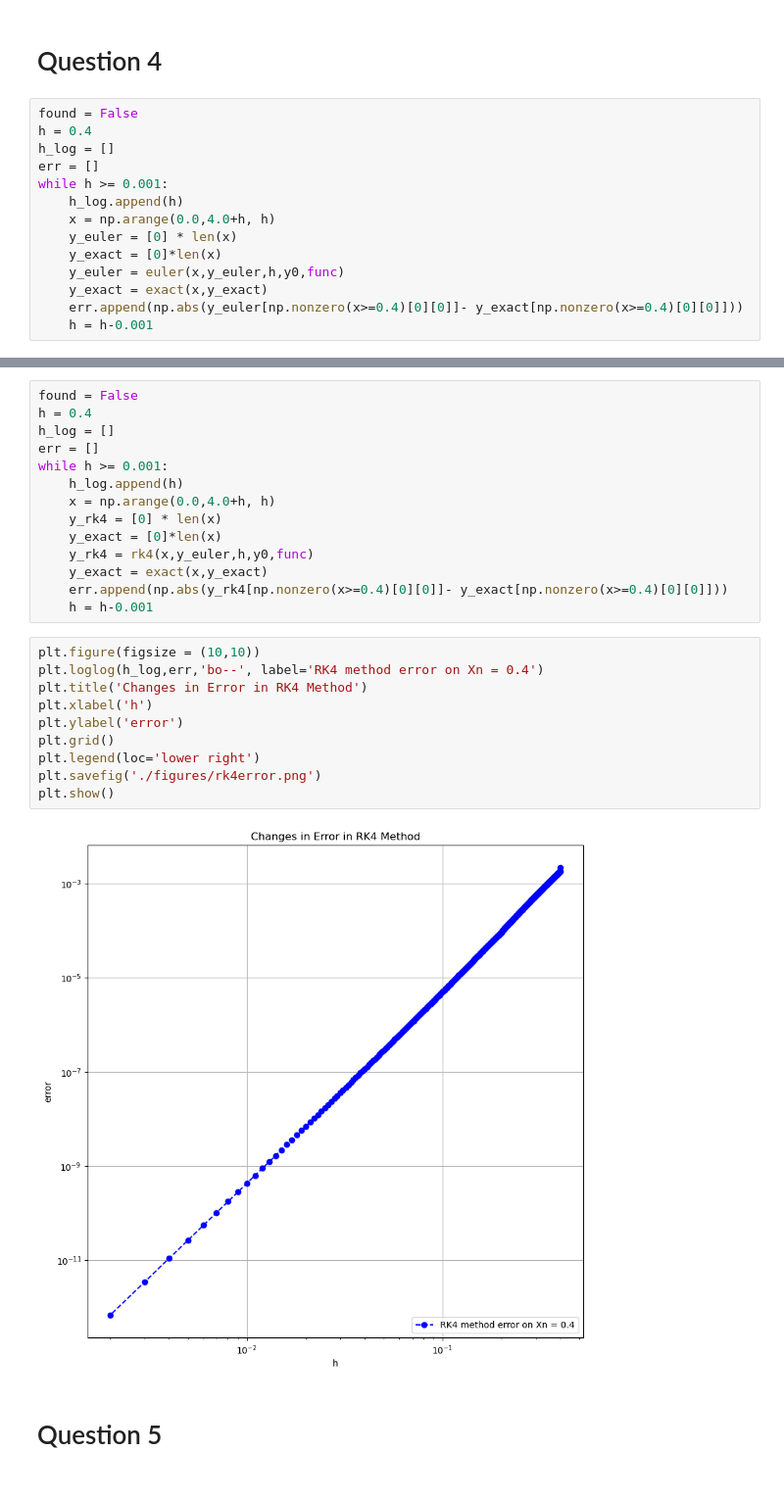
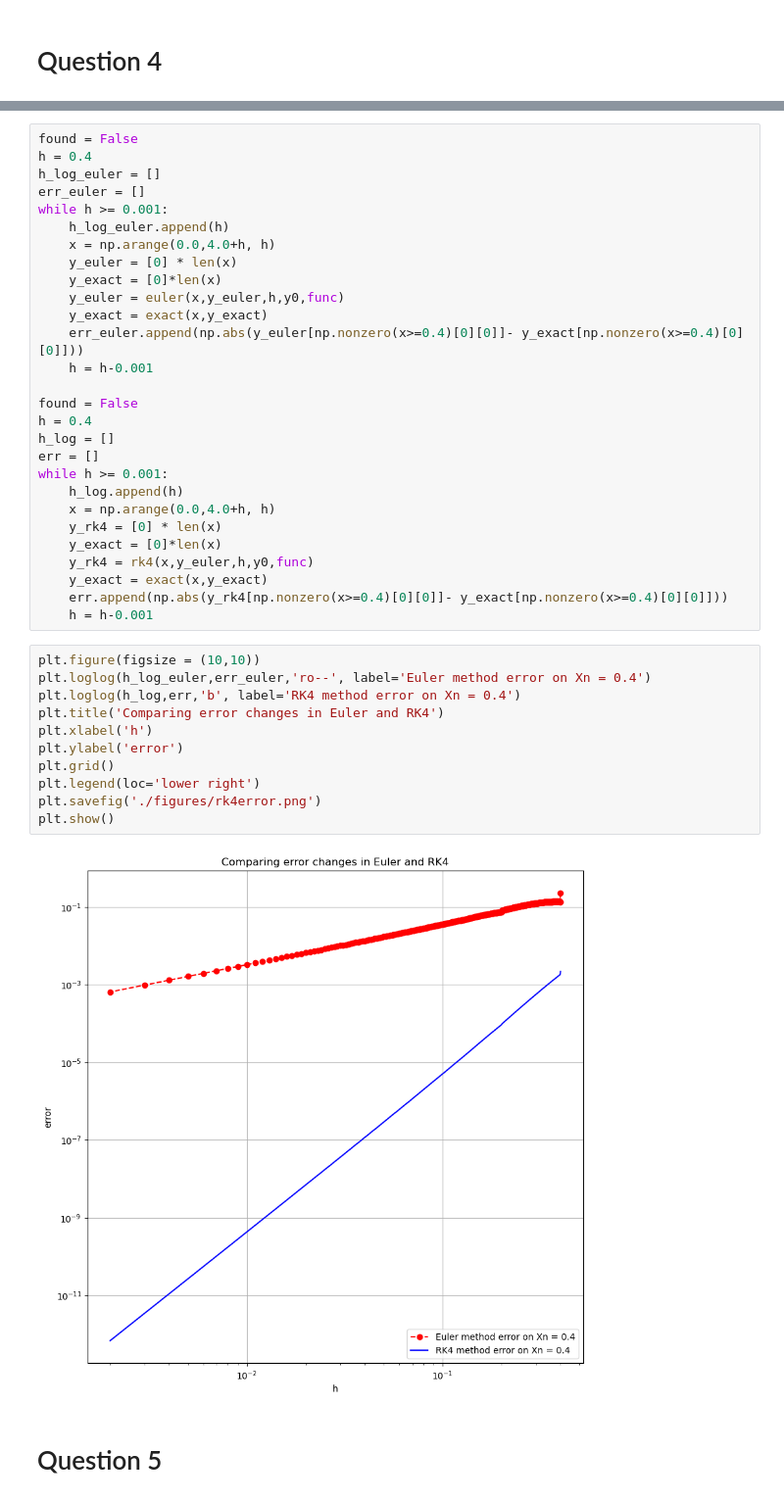
Before and after one commit to RinRin-32/odereport, a Jupyter notebook: main.ipynb, the cells around one changed output, grey strips where cells are left out. Shown: that part at 98% size. Drawn from its saved outputs; the diff is of its cells as text.

```diff
--- a/main.ipynb
+++ b/main.ipynb
@@ -126,17 +149,3 @@ print("h: ", h)
 h:  0.34340000000000626
 # %% [markdown]
 # Question 4
-# %%
-found = False
-h = 0.4
-h_log = []
-err = []
-while h >= 0.001:
-    h_log.append(h)
-    x = np.arange(0.0,4.0+h, h)
-    y_euler = [0] * len(x)
-    y_exact = [0]*len(x)
-    y_euler = euler(x,y_euler,h,y0,func)
-    y_exact = exact(x,y_exact)
-    err.append(np.abs(y_euler[np.nonzero(x>=0.4)[0][0]]- y_exact[np.nonzero(x>=0.4)[0][0]]))
-    h = h-0.001
@@ -155,4 +152,18 @@ plt.show()
 # %%
+found = False
+h = 0.4
+h_log_euler = []
+err_euler = []
+while h >= 0.001:
+    h_log_euler.append(h)
+    x = np.arange(0.0,4.0+h, h)
+    y_euler = [0] * len(x)
+    y_exact = [0]*len(x)
+    y_euler = euler(x,y_euler,h,y0,func)
+    y_exact = exact(x,y_exact)
+    err_euler.append(np.abs(y_euler[np.nonzero(x>=0.4)[0][0]]- y_exact[np.nonzero(x>=0.4)[0][0]]))
+    h = h-0.001
+
 found = False
 h = 0.4
 h_log = []
@@ -168,16 +179,17 @@ while h >= 0.001:
     h = h-0.001
 # %%
 plt.figure(figsize = (10,10))
-plt.loglog(h_log,err,'bo--', label='RK4 method error on Xn = 0.4')
-plt.title('Changes in Error in RK4 Method')
+plt.loglog(h_log_euler,err_euler,'ro--', label='Euler method error on Xn = 0.4')
+plt.loglog(h_log,err,'b', label='RK4 method error on Xn = 0.4')
+plt.title('Comparing error changes in Euler and RK4')
 plt.xlabel('h')
 plt.ylabel('error')
 plt.grid()
 plt.legend(loc='lower right')
 plt.savefig('./figures/rk4error.png')
 plt.show()
 # %% [output]
-[figure, old version]
+[figure, new version]
 # %% [markdown]
 # Question 5
 # %%
```
Also changed, not shown: parts of 2 cells of this notebook, 1 other file.
